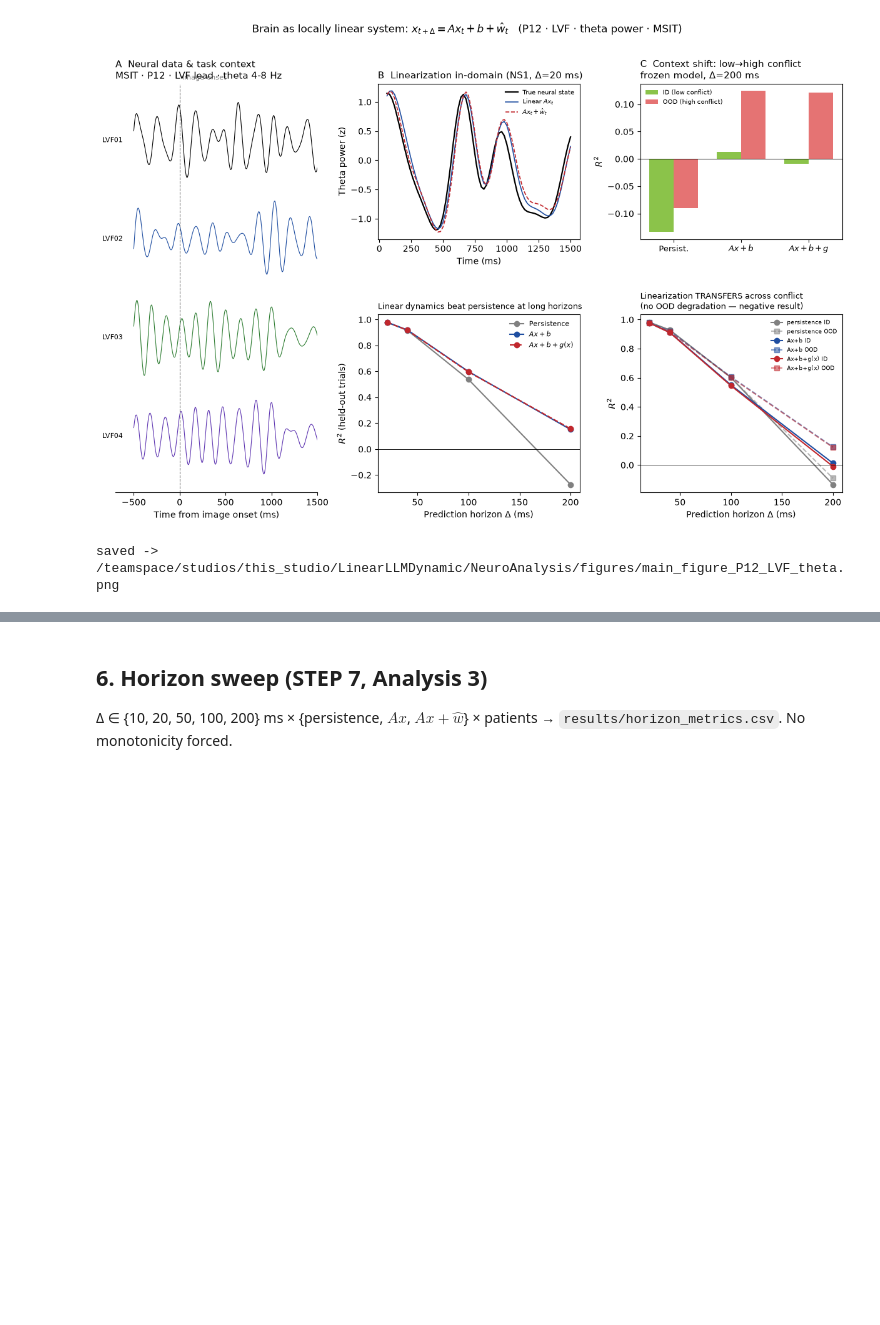
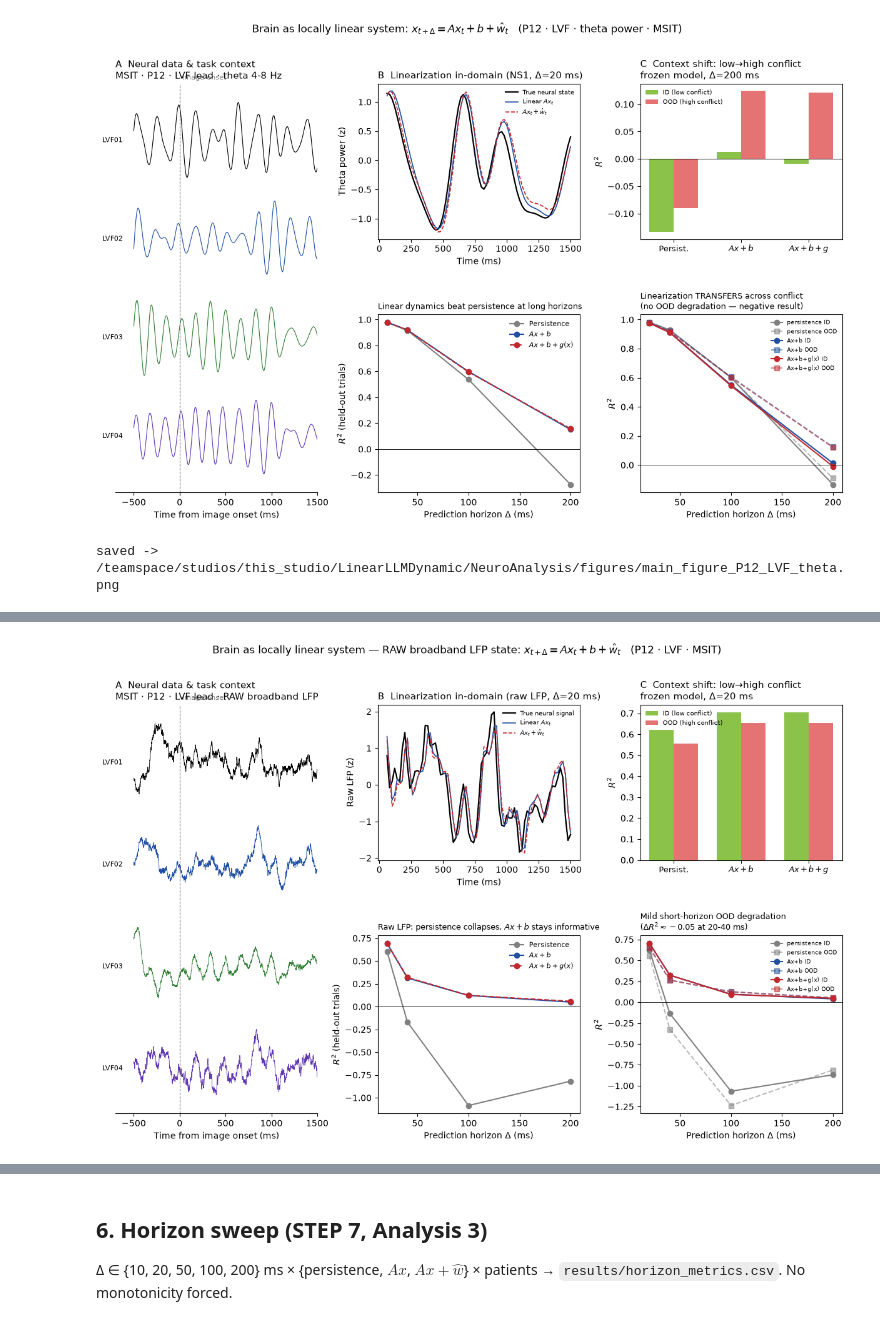
Before and after one commit to rgs2151/controller, a Jupyter notebook: NeuroAnalysis/brain_local_linearization.ipynb, the cells around one changed output, grey strips where cells are left out. Saved outputs shown, nothing was run; the diff lists cells and outputs as text; code cells hidden in the pictures; blank space fills up the shorter version.

```diff
--- a/NeuroAnalysis/brain_local_linearization.ipynb
+++ b/NeuroAnalysis/brain_local_linearization.ipynb
@@ -860,0 +944,86 @@ saved -> /teamspace/studios/this_studio/LinearLLMDynamic/NeuroAnalysis/figures/m
+# %%
+# ---------- RAW-SIGNAL MAIN FIGURE (mirror of the theta figure) ----------
+fig = plt.figure(figsize=(15, 8.5))
+gs = gridspec.GridSpec(2, 3, height_ratios=[1, 1.15], hspace=0.45, wspace=0.3)
+
+# ===== Panel A: raw broadband traces (4 LVF channels, one held-out trial) =====
+axA = fig.add_subplot(gs[:, 0])
+show_m = (t_ms_full >= -500) & (t_ms_full <= 1500)
+offset = 0.0
+for k, chg in enumerate(lvf_global[:4]):
+    sig = sess["data"][demo_trial, chg, :][show_m]
+    sig = sig / (np.abs(sig).max() + 1e-12)
+    axA.plot(t_ms_full[show_m], sig + offset, lw=0.6, color=trace_colors[k])
+    axA.text(-620, offset, sess["channels"]["pair_name"].iloc[chg].split()[0],
+             ha="right", va="center", fontsize=8)
+    offset -= 2.6
+axA.axvline(0, color="gray", ls="--", lw=0.8)
+axA.text(30, 1.6, "image onset", fontsize=8, color="gray")
+axA.set_xlim(-700, 1500); axA.set_yticks([])
+axA.set_xlabel("Time from image onset (ms)")
+axA.set_title("A  Neural data & task context\nMSIT · P12 · %s lead · RAW broadband LFP" % POC_LEAD,
+              loc="left", fontsize=11)
+for s in ("left", "right", "top"):
+    axA.spines[s].set_visible(False)
+
+# ===== Panel B (top): example one-step prediction on raw state, Δ=20 ms =====
+axB1 = fig.add_subplot(gs[0, 1])
+hs1 = 1
+Xd_r, Yd_r = z_raw[demo_trial, :-hs1, :], z_raw[demo_trial, hs1:, :]
+A_r20, b_r20, g_r20 = models_raw[20]
+pl_r = ridge_predict(A_r20, b_r20, Xd_r)
+pr_r = pl_r + mlp_predict(g_r20, Xd_r)
+tp = token_t[hs1:]
+axB1.plot(tp, Yd_r[:, 0], color="black", lw=1.6, label="True neural signal")
+axB1.plot(tp, pl_r[:, 0], color="#1f4ea1", lw=1.2, label=r"Linear $Ax_t$")
+axB1.plot(tp, pr_r[:, 0], color="#c1272d", lw=1.2, ls="--", label=r"$Ax_t+\hat{w}_t$")
+axB1.set_xlabel("Time (ms)"); axB1.set_ylabel("Raw LFP (z)")
+axB1.legend(fontsize=7, loc="upper right", frameon=False)
+axB1.set_title("B  Linearization in-domain (raw LFP, $\\Delta$=20 ms)", loc="left", fontsize=11)
+
+# ===== Panel B (bottom): horizon curves, ID =====
+axB2 = fig.add_subplot(gs[1, 1])
+piv_r = raw_sweep.pivot(index="horizon_ms", columns="model", values="R2")
+axB2.plot(piv_r.index, piv_r["persistence"], "o-", color="gray", label="Persistence")
+axB2.plot(piv_r.index, piv_r["Ax+b"], "o-", color="#1f4ea1", label=r"$Ax+b$")
+axB2.plot(piv_r.index, piv_r["Ax+b+g(x)"], "o--", color="#c1272d", label=r"$Ax+b+g(x)$")
+axB2.axhline(0, color="k", lw=0.6)
+axB2.set_xlabel("Prediction horizon $\\Delta$ (ms)"); axB2.set_ylabel("$R^2$ (held-out trials)")
+axB2.legend(fontsize=8, frameon=False)
+axB2.set_title("Raw LFP: persistence collapses, $Ax+b$ stays informative", fontsize=9, loc="left")
+
+# ===== Panel C (top): conflict-shift bars at Δ=20 ms (raw) =====
+axC1 = fig.add_subplot(gs[0, 2])
+h_show = 20
+sub_r = cs_raw.reset_index()
+sub_r = sub_r[sub_r["horizon_ms"] == h_show].set_index("model").reindex(["persistence", "Ax+b", "Ax+b+g(x)"])
+x = np.arange(len(sub_r)); w = 0.36
+axC1.bar(x - w/2, sub_r["ID"], w, color="#8bc34a", label="ID (low conflict)")
+axC1.bar(x + w/2, sub_r["OOD"], w, color="#e57373", label="OOD (high conflict)")
+axC1.axhline(0, color="k", lw=0.6)
+axC1.set_xticks(x); axC1.set_xticklabels(["Persist.", "$Ax+b$", "$Ax+b+g$"], fontsize=9)
+axC1.set_ylabel("$R^2$")
+axC1.legend(fontsize=7, frameon=False)
+axC1.set_title(f"C  Context shift: low→high conflict\nfrozen model, $\\Delta$={h_show} ms", loc="left", fontsize=11)
+
+# ===== Panel C (bottom): ID vs OOD horizon curves (raw) =====
+axC2 = fig.add_subplot(gs[1, 2])
+for model, colr in [("persistence", "gray"), ("Ax+b", "#1f4ea1"), ("Ax+b+g(x)", "#c1272d")]:
+    mrows = cs_raw.loc[model]
+    axC2.plot(mrows.index, mrows["ID"], "o-", color=colr, label=f"{model} ID")
+    axC2.plot(mrows.index, mrows["OOD"], "s--", color=colr, alpha=0.55, label=f"{model} OOD")
+axC2.axhline(0, color="k", lw=0.6)
+axC2.set_xlabel("Prediction horizon $\\Delta$ (ms)"); axC2.set_ylabel("$R^2$")
+axC2.legend(fontsize=6.5, frameon=False)
+axC2.set_title("Mild short-horizon OOD degradation\n($\\Delta R^2 \\approx -0.05$ at 20-40 ms)",
+               fontsize=9, loc="left")
+
+fig.suptitle("Brain as locally linear system — RAW broadband LFP state: "
+             "$x_{t+\\Delta} = Ax_t + b + \\hat{w}_t$   (P12 · LVF · MSIT)", fontsize=12, y=0.995)
+out = FIG_DIR / "main_figure_raw_P12_LVF.png"
+fig.savefig(out, dpi=200, bbox_inches="tight")
+fig.savefig(out.with_suffix(".pdf"), bbox_inches="tight")
+plt.show()
+print("saved ->", out)
+# %% [output]
+[figure, added]
```
Also changed, not shown: parts of 2 cells of this notebook, 2 other files.
